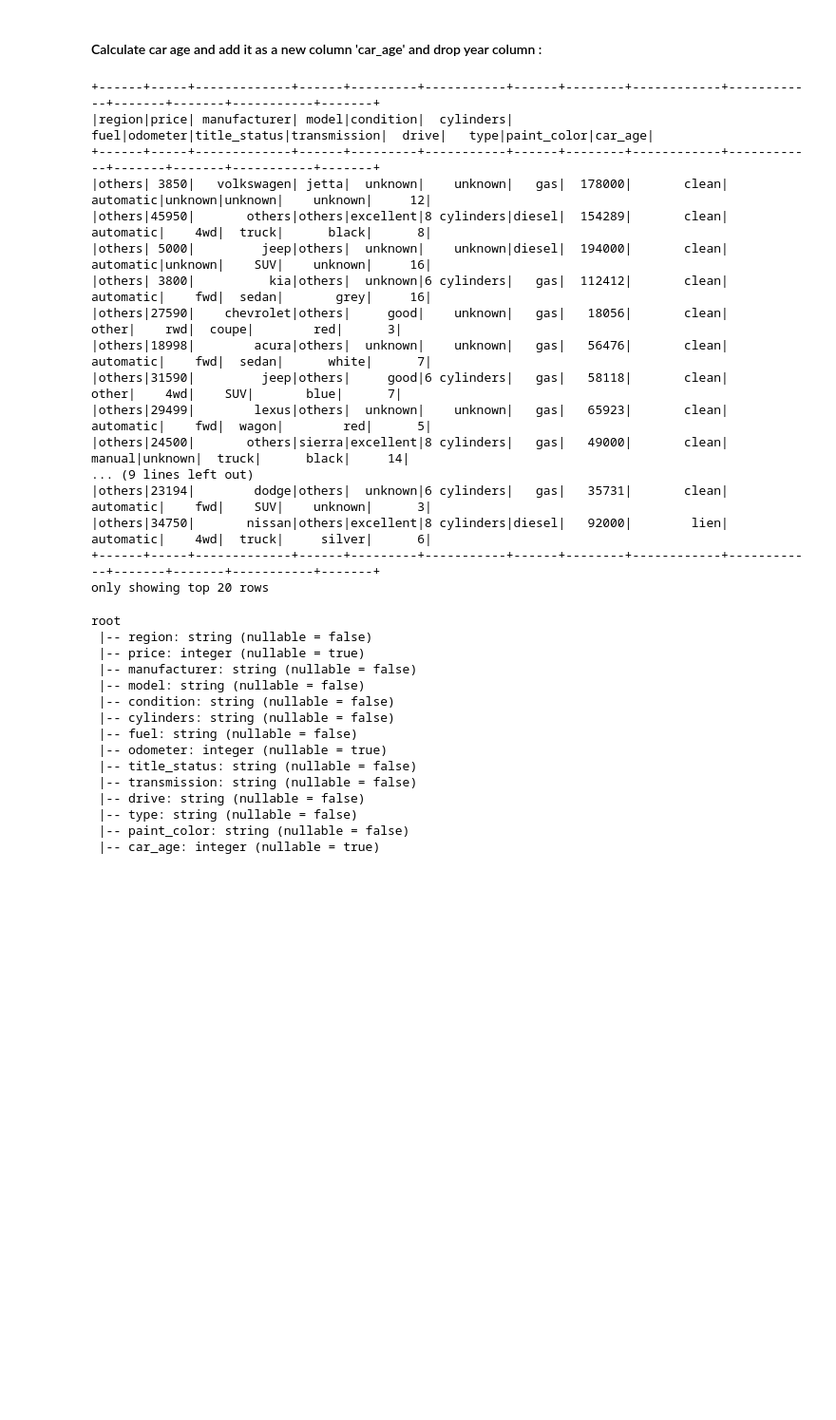
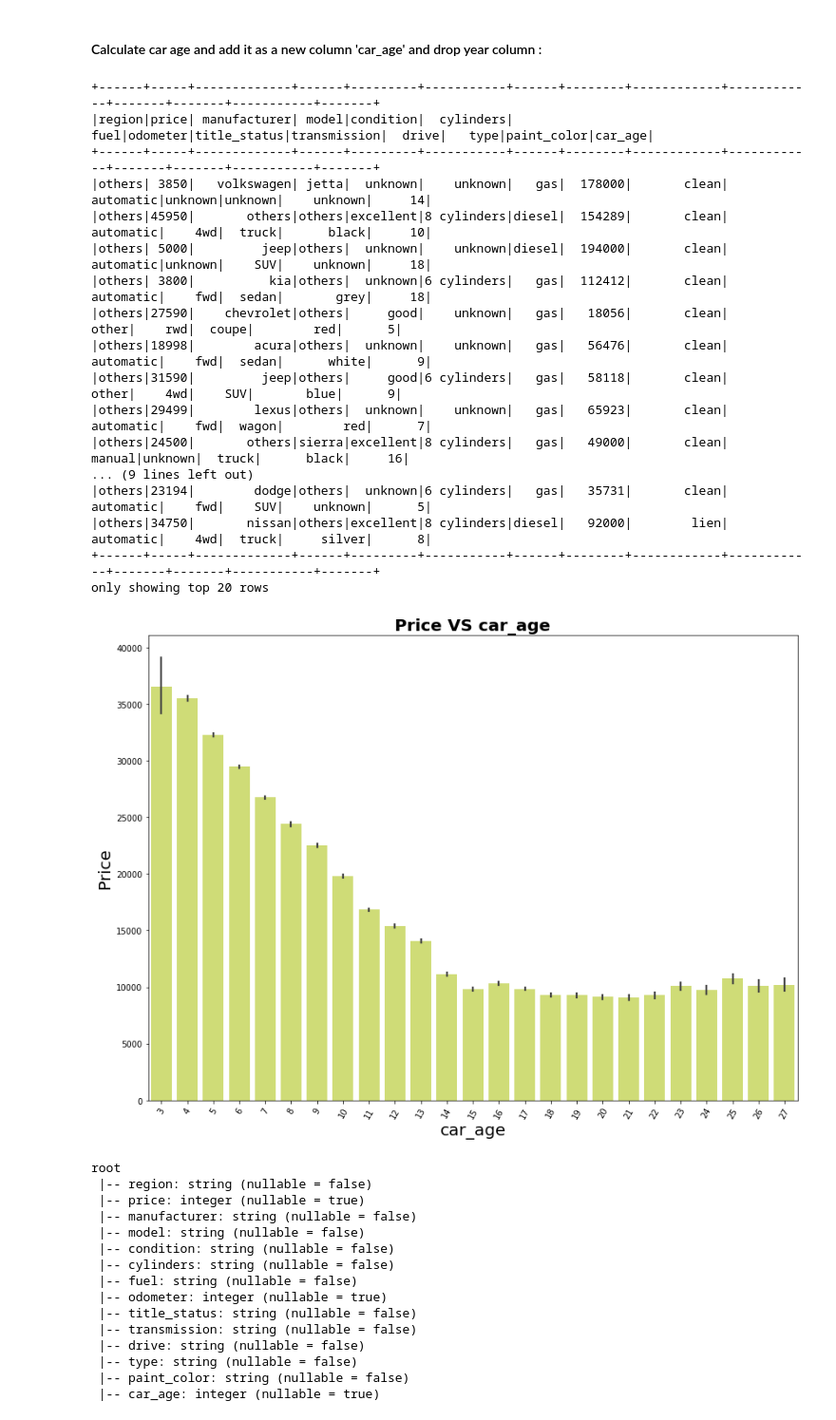
Before and after one commit to vaibhavdbda/DBDA_Project, a Jupyter notebook: VehicleDataset_Preprocessing_EDA.ipynb, the cells around one changed output. Shown: that part at 95% size. Cells and saved outputs as stored; diff of their text form; code cells hidden in the pictures; blank space fills up the shorter version.

```diff
--- a/VehicleDataset_Preprocessing_EDA.ipynb
+++ b/VehicleDataset_Preprocessing_EDA.ipynb
@@ -1016,27 +1039,45 @@ paint_color 13
 # %% [markdown]
 #### Calculate car age and add it as a new column 'car_age' and drop year column :
 # %%
-df15 = df14.withColumn('car_age', 2022 - col('year'))
+df16 = df15.withColumn('car_age', 2024 - col('year'))
 
-df16 = df15.drop('year')
+df17 = df16.drop('year')
 
-df16.show(  )
+df17.show(  )
 # %% [output]
 +------+-----+-------------+------+---------+-----------+------+--------+------------+------------+-------+-------+-----------+-------+
 |region|price| manufacturer| model|condition|  cylinders|  fuel|odometer|title_status|transmission|  drive|   type|paint_color|car_age|
 +------+-----+-------------+------+---------+-----------+------+--------+------------+------------+-------+-------+-----------+-------+
-|others| 3850|   volkswagen| jetta|  unknown|    unknown|   gas|  178000|       clean|   automatic|unknown|unknown|    unknown|     12|
-|others|45950|       others|others|excellent|8 cylinders|diesel|  154289|       clean|   automatic|    4wd|  truck|      black|      8|
-|others| 5000|         jeep|others|  unknown|    unknown|diesel|  194000|       clean|   automatic|unknown|    SUV|    unknown|     16|
-|others| 3800|          kia|others|  unknown|6 cylinders|   gas|  112412|       clean|   automatic|    fwd|  sedan|       grey|     16|
-|others|27590|    chevrolet|others|     good|    unknown|   gas|   18056|       clean|       other|    rwd|  coupe|        red|      3|
-|others|18998|        acura|others|  unknown|    unknown|   gas|   56476|       clean|   automatic|    fwd|  sedan|      white|      7|
-|others|31590|         jeep|others|     good|6 cylinders|   gas|   58118|       clean|       other|    4wd|    SUV|       blue|      7|
-|others|29499|        lexus|others|  unknown|    unknown|   gas|   65923|       clean|   automatic|    fwd|  wagon|        red|      5|
-|others|24500|       others|sierra|excellent|8 cylinders|   gas|   49000|       clean|      manual|unknown|  truck|      black|     14|
+|others| 3850|   volkswagen| jetta|  unknown|    unknown|   gas|  178000|       clean|   automatic|unknown|unknown|    unknown|     14|
+|others|45950|       others|others|excellent|8 cylinders|diesel|  154289|       clean|   automatic|    4wd|  truck|      black|     10|
+|others| 5000|         jeep|others|  unknown|    unknown|diesel|  194000|       clean|   automatic|unknown|    SUV|    unknown|     18|
+|others| 3800|          kia|others|  unknown|6 cylinders|   gas|  112412|       clean|   automatic|    fwd|  sedan|       grey|     18|
+|others|27590|    chevrolet|others|     good|    unknown|   gas|   18056|       clean|       other|    rwd|  coupe|        red|      5|
+|others|18998|        acura|others|  unknown|    unknown|   gas|   56476|       clean|   automatic|    fwd|  sedan|      white|      9|
+|others|31590|         jeep|others|     good|6 cylinders|   gas|   58118|       clean|       other|    4wd|    SUV|       blue|      9|
+|others|29499|        lexus|others|  unknown|    unknown|   gas|   65923|       clean|   automatic|    fwd|  wagon|        red|      7|
+|others|24500|       others|sierra|excellent|8 cylinders|   gas|   49000|       clean|      manual|unknown|  truck|      black|     16|
 ... (9 lines left out)
-|others|23194|        dodge|others|  unknown|6 cylinders|   gas|   35731|       clean|   automatic|    fwd|    SUV|    unknown|      3|
-|others|34750|       nissan|others|excellent|8 cylinders|diesel|   92000|        lien|   automatic|    4wd|  truck|     silver|      6|
+|others|23194|        dodge|others|  unknown|6 cylinders|   gas|   35731|       clean|   automatic|    fwd|    SUV|    unknown|      5|
+|others|34750|       nissan|others|excellent|8 cylinders|diesel|   92000|        lien|   automatic|    4wd|  truck|     silver|      8|
 +------+-----+-------------+------+---------+-----------+------+--------+------------+------------+-------+-------+-----------+-------+
 only showing top 20 rows
+# %%
+new_df = df17.select("price","car_age").toPandas()
+
+# Set up plot parameters
+plt.rcParams["figure.autolayout"] = True
+sns.set_palette('summer_r')
+plt.figure(figsize=(12, 9))
+
+# Plot
+sns.barplot(y=new_df['price'], x=new_df['car_age'])
+plt.title("Price VS car_age", fontsize=20, fontweight='bold')
+plt.xlabel('car_age', fontsize=20)
+plt.xticks(rotation=60)
+plt.ylabel('Price', fontsize=20)
+plt.tight_layout()
+plt.show()
+# %% [output]
+[figure, added]
 # %%
```
Also changed, not shown: parts of 12 cells of this notebook, 1 other file.
